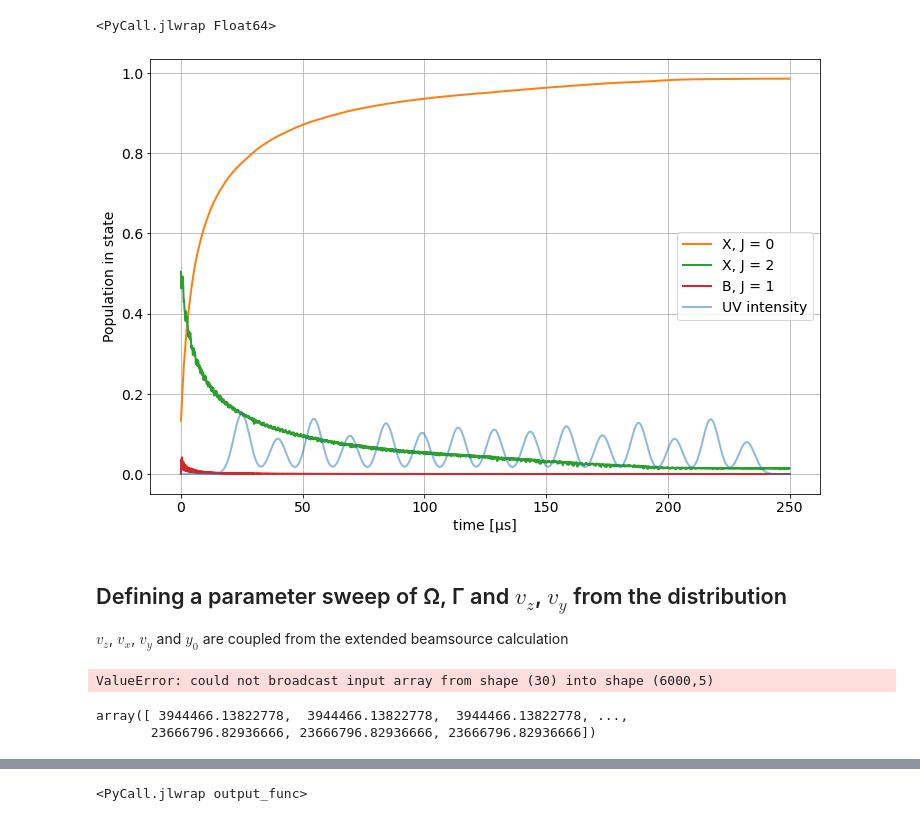
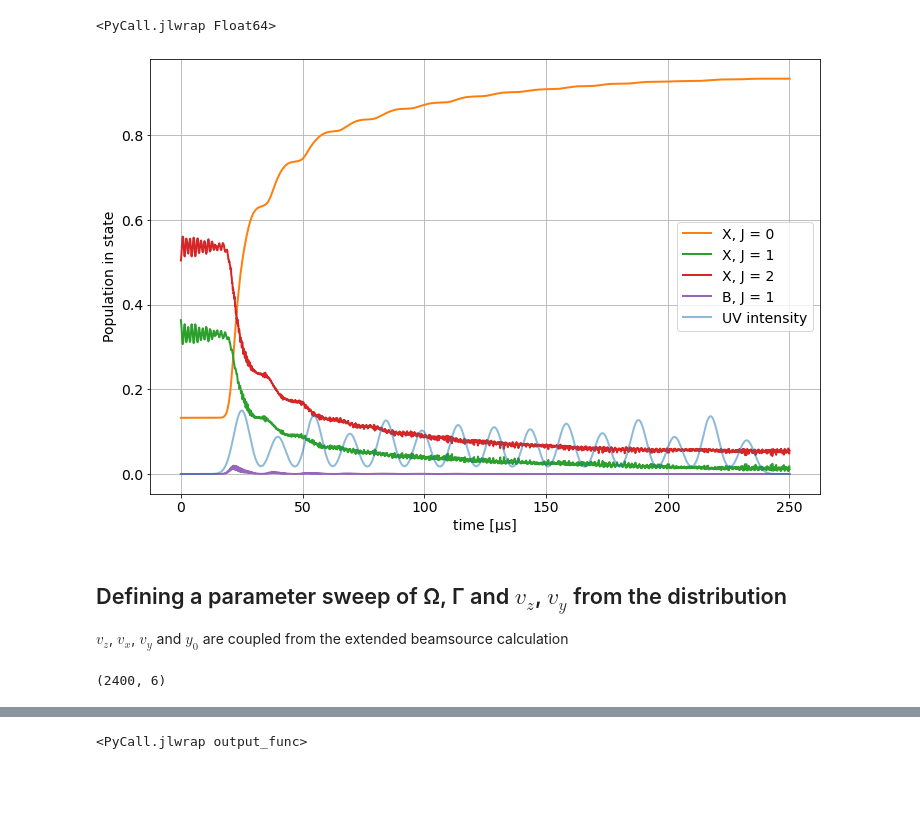
Before and after one commit to ograsdijk/optical-bloch, a Jupyter notebook: with microwaves/Multipassed with 2D intensity and apertures 2020_10_28 enlarged beam with J1J2.ipynb, the cells around one changed output, grey strips where cells are left out. Saved outputs shown, nothing was run; the diff lists cells and outputs as text; code cells hidden in the pictures; blank space fills up the shorter version.

```diff
--- a/with microwaves/Multipassed with 2D intensity and apertures 2020_10_28 enlarged beam with J1J2.ipynb
+++ b/with microwaves/Multipassed with 2D intensity and apertures 2020_10_28 enlarged beam with J1J2.ipynb
@@ -420,7 +420,7 @@ Main.σzlaser = σzlaser
 Main.σymu = 25.4/2
 Main.σzmu = 25.4/2
 Main.muy = 0
-Main.muz = 0
+Main.muz = 0.0257
 # %%
 Main.eval("typeof(Main.beam_locs)")
 # %% [output]
@@ -539,7 +536,7 @@ de_main = -0.39444661382277774 # main dipole transition moment
 ωp = Γ
 νp = ωp/(2*np.pi)
 νp1 = νp
-Δ = -4*Γ
+Δ = -0*Γ
 Ω1 = 2*np.pi*1e6
 
 Main.Ω = Ω
@@ -626,36 +623,37 @@ Main.eval('typeof(vy)')
 # %%
 v = Main.vz
 
 ut = np.array(Main.eval("sol[:]")).T
 pop_results = np.real(np.einsum('jji->ji',ut.reshape((ρ_ini.shape[0], ρ_ini.shape[1], ut.shape[2]))))
 t_array = Main.eval("""sol.t""").copy()
 
 t_array
 
 #Plot populations in different J
 P0_triplet = np.sum(pop_results[1:4,:], axis = 0)
 P0_singlet = np.sum(pop_results[0:1,:], axis = 0)
 P0 = np.sum(pop_results[:4], axis = 0)
 P1 = np.sum(pop_results[4:16,:], axis = 0)
 P2 = np.sum(pop_results[16:36,:], axis = 0)
 PB1 = np.sum(pop_results[36:,:], axis = 0)
 
 fig, ax = plt.subplots(figsize = (12,8))
 ax.plot(t_array*1e6, P0, label = 'X, J = 0', lw = 2, color = 'C1')
-ax.plot(t_array*1e6, P2, label = 'X, J = 2', lw = 2, color = 'C2')
-ax.plot(t_array*1e6, PB1, label = 'B, J = 1', lw = 2, color = 'C3')
+ax.plot(t_array*1e6, P1, label = 'X, J = 1', lw = 2, color = 'C2')
+ax.plot(t_array*1e6, P2, label = 'X, J = 2', lw = 2, color = 'C3')
+ax.plot(t_array*1e6, PB1, label = 'B, J = 1', lw = 2, color = 'C4')
 
 
 ax.plot(t_array*1e6, [0.15*Main.multipass_2d_intensity(Main.vz*ti, Main.vy*ti, amplitudes, beam_locs, σzlaser, σzlaser) for ti in t_array],
         lw = 2, color = 'C0', alpha = 0.5, label = 'UV intensity')
 
 ax.legend(fontsize = 14)
 ax.set_xlabel('time [μs]', fontsize = 14)
 ax.set_ylabel("Population in state", fontsize = 14)
 ax.tick_params(axis='both', labelsize=14)
 ax.grid(True)
 # %% [output]
-[figure, old version]
+[figure, new version]
 # %% [markdown]
 ## Defining a parameter sweep of Ω, Γ and $v_z$, $v_y$ from the distribution
 $v_z$, $v_x$, $v_y$ and $y_0$ are coupled from the extended beamsource calculation
@@ -674,18 +672,14 @@ Main.vzs = v_z[mask_filtered_beam][:trajectories]
 Main.vys = v_y[mask_filtered_beam][:trajectories]
 Main.y0s = y0[:trajectories]
 # %%
-params = np.empty([len(Main.Omegas)*trajectories,])
-params[:,0] = np.repeat(Main.Omegas, trajectories)
-params[:,1:] = np.tile(np.array([Main.Deltas, Main.vzs, Main.vys, Main.y0s]), len(Main.Omegas)).T
+params = np.empty([len(Main.Omegas)*len(Main.Omegas1)*trajectories,6])
+params[:,0] = np.repeat(Main.Omegas, trajectories*len(Main.Omegas1))
+params[:,1] = np.tile(Main.Omegas1, len(Main.Omegas)*trajectories)
+params[:,2:] = np.tile(np.array([Main.Deltas, Main.vzs, Main.vys, Main.y0s]), len(Main.Omegas)*len(Main.Omegas1)).T
 Main.params = params
 Main.params.shape
 # %% [output]
-ValueError: could not broadcast input array from shape (30) into shape (6000,5)
+(2400, 6)
-# %%
-params[:,0]
-# %% [output]
-array([ 3944466.13822778,  3944466.13822778,  3944466.13822778, ...,
-       23666796.82936666, 23666796.82936666, 23666796.82936666])
 # %%
 # defining a progress bar to keep track of the ODE ensemble solver progress
 Main.eval("using ProgressMeter")
```
Also changed, not shown: parts of 19 cells of this notebook, 5 other files.
